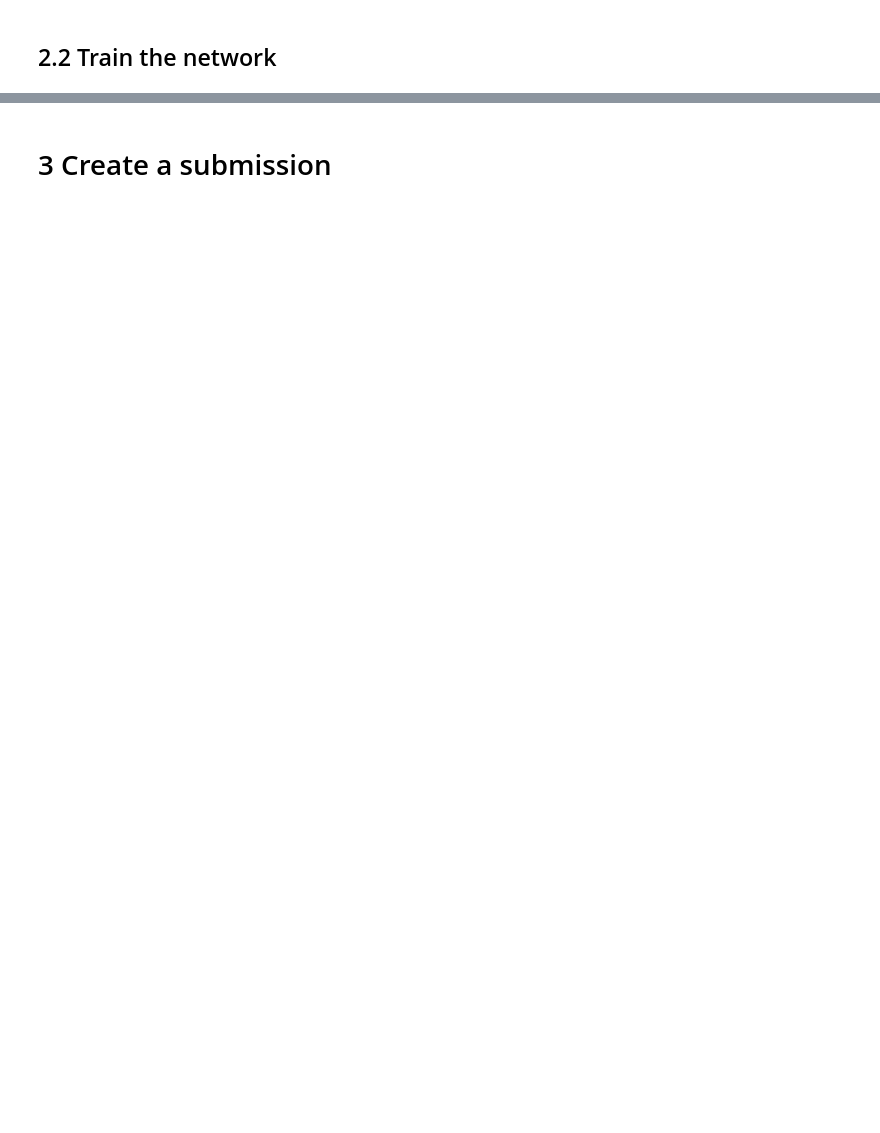
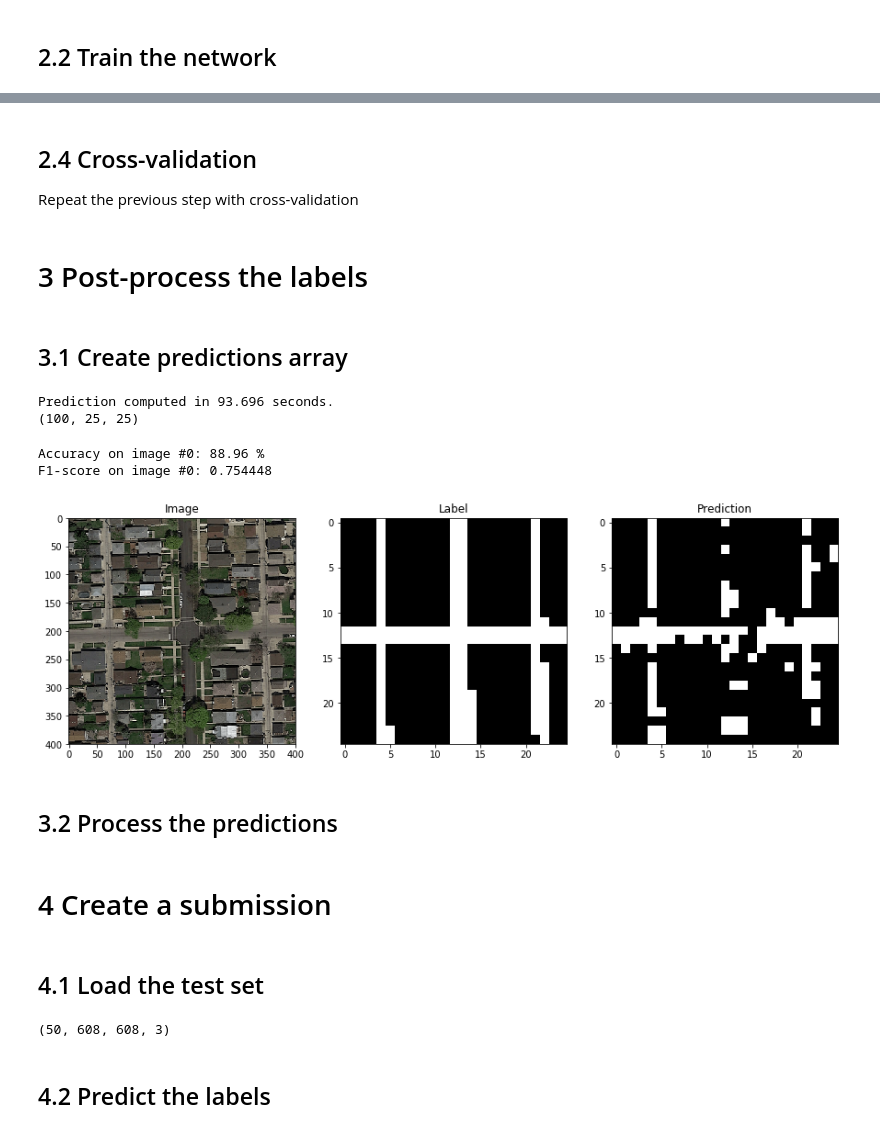
Before and after one commit to ntalabot/EPFML_Project2, a Jupyter notebook: nico_test.ipynb, the cells around one changed output, grey strips where cells are left out. Saved outputs shown, nothing was run; the diff lists cells and outputs as text; code cells hidden in the pictures; blank space fills up the shorter version.

```diff
--- a/nico_test.ipynb
+++ b/nico_test.ipynb
@@ -278,0 +519,7 @@ def train(images, labels, model, lossfunc, optimizer, num_epoch, batch_size, ver
+# %% [markdown]
+## 2.4 Cross-validation
+Repeat the previous step with cross-validation
+# %% [markdown]
+# 3 Post-process the labels
+# %% [markdown]
+## 3.1 Create predictions array
@@ -278,0 +551,35 @@ def train(images, labels, model, lossfunc, optimizer, num_epoch, batch_size, ver
+# %%
+dataset = roadDataset(tx.reshape((-1,window_size,window_size,tx.shape[-1])), ty.ravel())
+data_loader = torch.utils.data.DataLoader(dataset=dataset,
+                                          batch_size=PATCH_NUM**2,
+                                          shuffle=False)
+start = time.time()
+prediction = predict_label(data_loader=data_loader, model=network)
+end = time.time()
+print("Prediction computed in %.3f seconds." % (end - start))
+print(prediction.shape)
+# %% [output]
+Prediction computed in 93.696 seconds.
+(100, 25, 25)
+# %%
+img_num = 0
+
+plt.figure(figsize=(15, 15))
+plt.subplot(131)
+plt.imshow(x_train[img_num])
+plt.title("Image")
+plt.subplot(132)
+plt.imshow(y_train[img_num], cmap='gray')
+plt.title("Label")
+plt.subplot(133)
+plt.imshow(prediction[img_num], cmap='gray')
+plt.title("Prediction")
+
+print("Accuracy on image #%d: %.2f %%" % (img_num, 100*(y_train[img_num] == prediction[img_num]).mean()))
+print("F1-score on image #%d: %f" % (img_num, f1_score(y_train[img_num].ravel(), prediction[img_num].ravel())))
+# %% [output]
+Accuracy on image #0: 88.96 %
+F1-score on image #0: 0.754448
+[figure, added]
+# %% [markdown]
+## 3.2 Process the predictions
@@ -279,2 +589,28 @@ def train(images, labels, model, lossfunc, optimizer, num_epoch, batch_size, ver
 # %% [markdown]
-# 3 Create a submission
+# 4 Create a submission
+# %% [markdown]
+## 4.1 Load the test set
+# %%
+# Directory name
+test_dir = "test_set_images/"
+
+te_image_dir  = os.listdir(test_dir)
+
+# Number of testing samples
+N_te = len(te_image_dir)
+
+# Load the images
+image_test = []
+for i in range(N_te):
+    image_name = os.listdir(test_dir + te_image_dir[i])[0]
+    image = mpimg.imread(test_dir + te_image_dir[i] + "/" + image_name)
+
+    image_test.append(image)
+
+image_test = np.asarray(image_test)
+
+print(image_test.shape)
+# %% [output]
+(50, 608, 608, 3)
+# %% [markdown]
+## 4.2 Predict the labels
```
Also changed, not shown: parts of 41 cells of this notebook, 4 other files.
